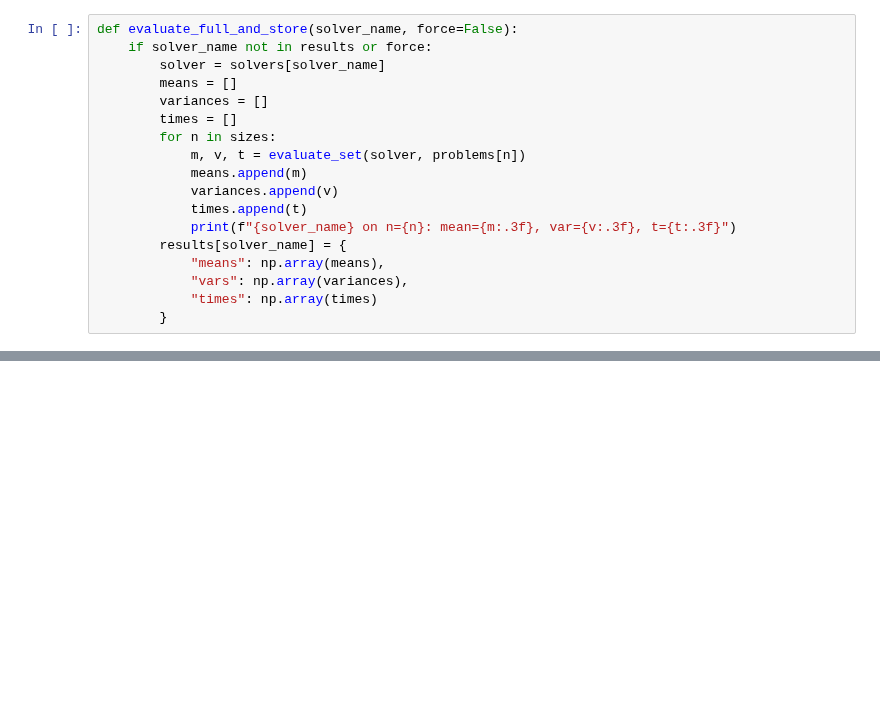
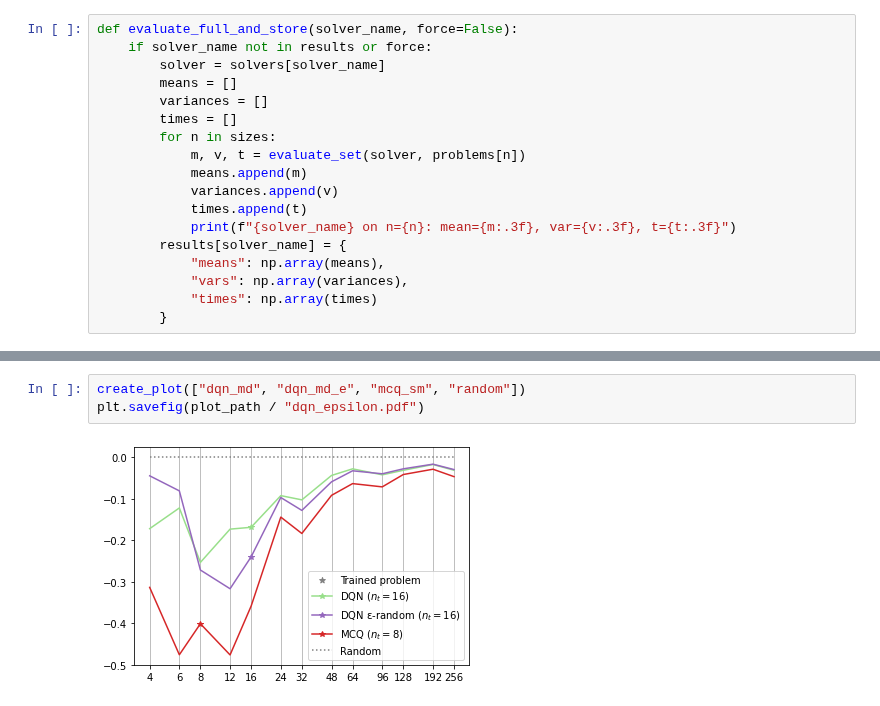
Before and after one commit to timgott/DeepQAP, a Jupyter notebook: evaluation/Generalization_by_size.ipynb, the cells around one changed output, grey strips where cells are left out. Saved outputs shown, nothing was run; the diff lists cells and outputs as text; blank space fills up the shorter version.

```diff
--- a/evaluation/Generalization_by_size.ipynb
+++ b/evaluation/Generalization_by_size.ipynb
@@ -173,0 +277,5 @@ last8opt on n=256: mean=16306.987, var=7822.518, t=3.550
+# %%
+create_plot(["dqn_md", "dqn_md_e", "mcq_sm", "random"])
+plt.savefig(plot_path / "dqn_epsilon.pdf")
+# %% [output]
+[figure, added]
```
Also changed, not shown: parts of 24 cells of this notebook.
